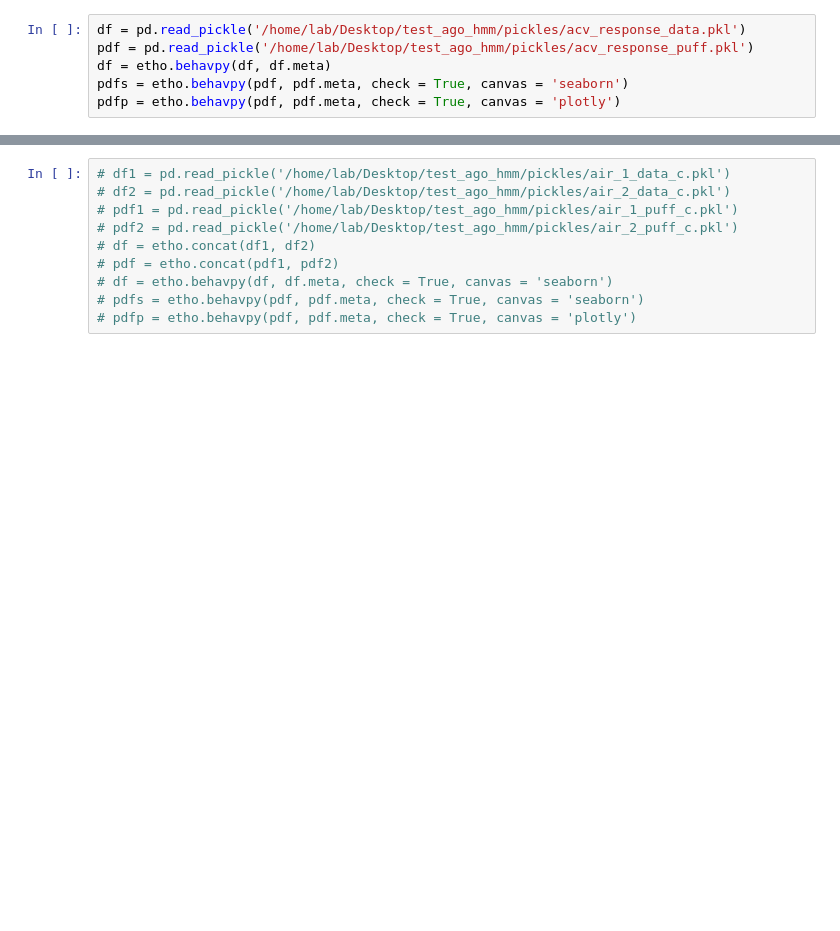
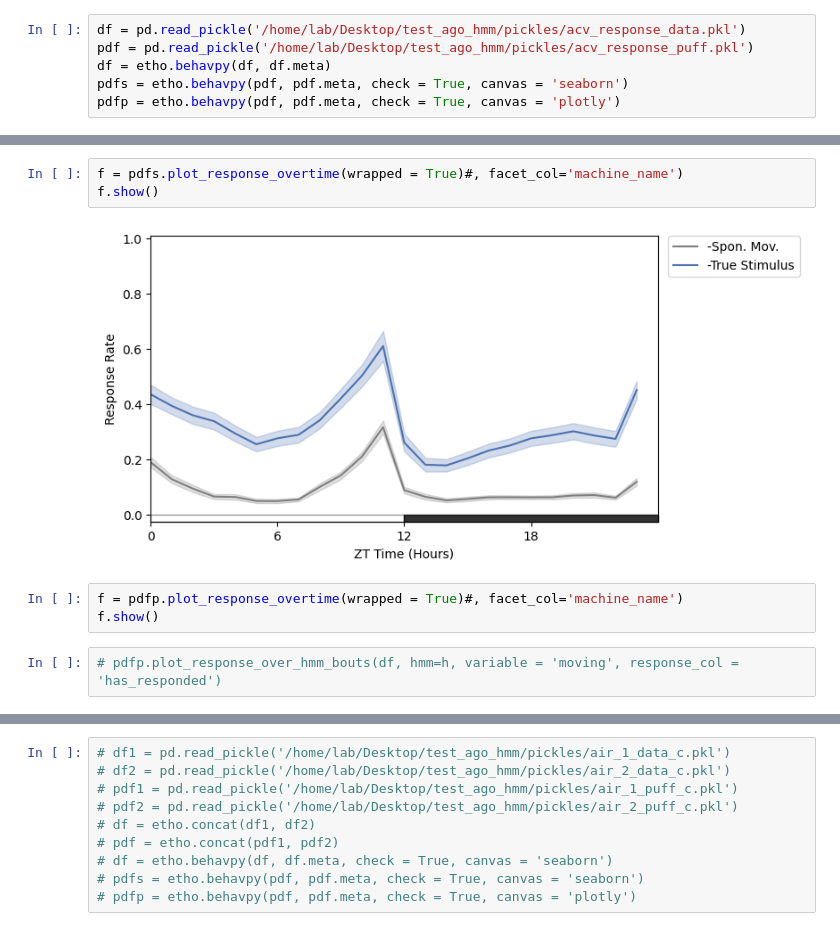
Before and after one commit to gilestrolab/ethoscopy, a Jupyter notebook: tutorial_notebook/test_response.ipynb, the cells around one changed output, grey strips where cells are left out. Cells and saved outputs as stored; diff of their text form; blank space fills up the shorter version.

```diff
--- a/tutorial_notebook/test_response.ipynb
+++ b/tutorial_notebook/test_response.ipynb
@@ -29,0 +46,10 @@ pdfp = etho.behavpy(pdf, pdf.meta, check = True, canvas = 'plotly')
+# %%
+f = pdfs.plot_response_overtime(wrapped = True)#, facet_col='machine_name')
+f.show()
+# %% [output]
+[figure, added]
+# %%
+f = pdfp.plot_response_overtime(wrapped = True)#, facet_col='machine_name')
+f.show()
+# %%
+# pdfp.plot_response_over_hmm_bouts(df, hmm=h, variable = 'moving', response_col = 'has_responded')
```
Also changed, not shown: parts of 18 cells of this notebook, 7 other files.
